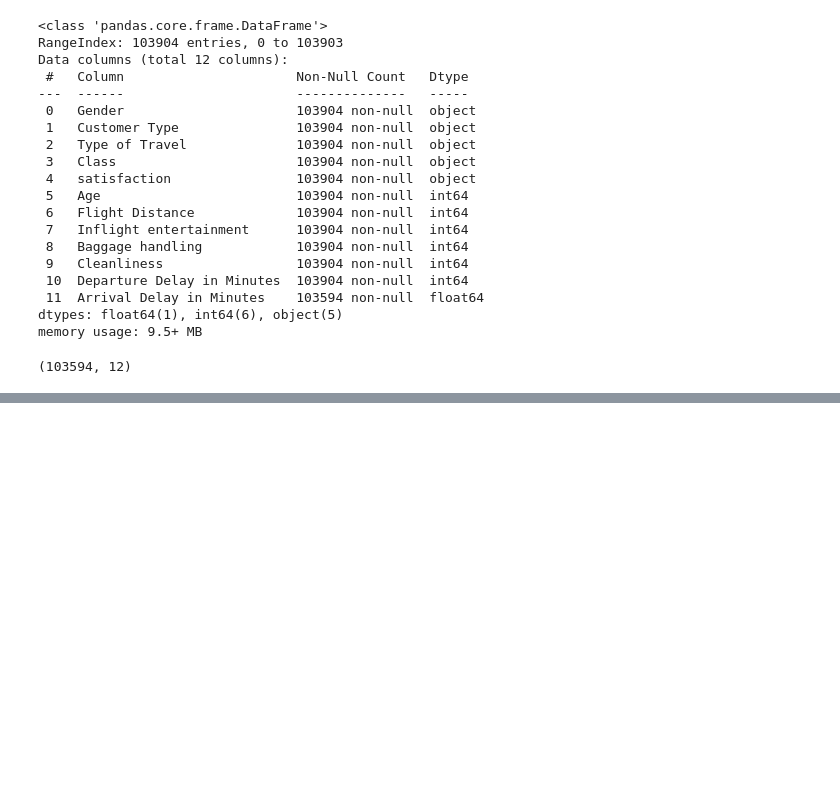
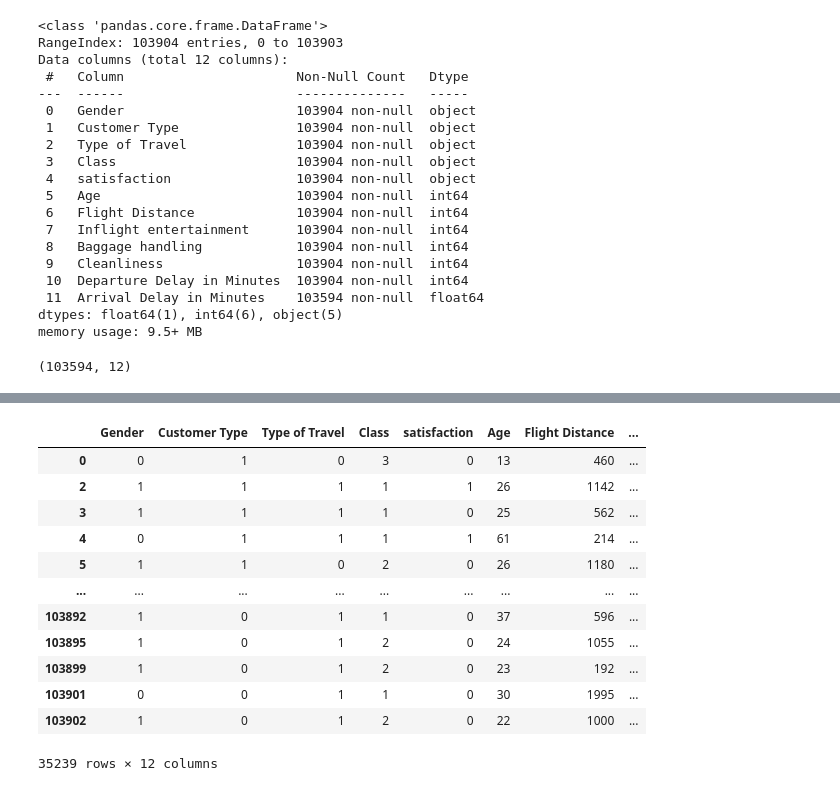
Before and after one commit to jaikrishann/SITP_16june_batch, a Jupyter notebook: DL/ANN/main.ipynb, the cells around one changed output, grey strips where cells are left out. Saved outputs shown, nothing was run; the diff lists cells and outputs as text; code cells hidden in the pictures; blank space fills up the shorter version.

```diff
--- a/DL/ANN/main.ipynb
+++ b/DL/ANN/main.ipynb
@@ -54,9 +54,15 @@ memory usage: 9.5+ MB
 ##to check null values
 df.isnull().sum()
 ##to remove null values
-df=df.dropna()
+df.dropna(inplace=True)
 # df.isnull().sum()
 # %%
 df.shape
 # %% [output]
 (103594, 12)
+# %%
+##to check duplicate values
+df.duplicated().sum()
+##to remove duplicate values
+df.drop_duplicates(inplace=True)
+df.duplicated().sum()
@@ -62,0 +111,8 @@ df.shape
+# %%
+##to convert alphabetical values to numerical values
+##one hot encoding -- 0 and 1 me
+df["Gender"] = df["Gender"].map({"Male":0,"Female":1})
+df["Customer Type"] = df["Customer Type"].map({"Loyal Customer":1,"disloyal Customer":0})
+df["Type of Travel"] = df["Type of Travel"].map({"Personal Travel":0,"Business travel":1})
+df["Class"] = df["Class"].map({"Business":1,"Eco":2,"Eco Plus":3})
+df["satisfaction"] = df["satisfaction"].map({"neutral or dissatisfied":0,"satisfied":1})
@@ -62,0 +138,23 @@ df.shape
+# %%
+##handle imbalance data
+loyal_customer = df[df["Customer Type"] == 1].loc[0:20000]
+disloyal_customer = df[df["Customer Type"] == 0]
+# %%
+#axis = 0 -- row
+#axis = 1 -- column
+balance_df = pd.concat([loyal_customer,disloyal_customer],axis=0)
+balance_df
+# %% [output]
+|  | Gender | Customer Type | Type of Travel | Class | satisfaction | Age | Flight Distance | ... |
+| 0 | 0 | 1 | 0 | 3 | 0 | 13 | 460 | ... |
+| 2 | 1 | 1 | 1 | 1 | 1 | 26 | 1142 | ... |
+| 3 | 1 | 1 | 1 | 1 | 0 | 25 | 562 | ... |
+| 4 | 0 | 1 | 1 | 1 | 1 | 61 | 214 | ... |
+| 5 | 1 | 1 | 0 | 2 | 0 | 26 | 1180 | ... |
+| ... | ... | ... | ... | ... | ... | ... | ... | ... |
+| 103892 | 1 | 0 | 1 | 1 | 0 | 37 | 596 | ... |
+| 103895 | 1 | 0 | 1 | 2 | 0 | 24 | 1055 | ... |
+| 103899 | 1 | 0 | 1 | 2 | 0 | 23 | 192 | ... |
+| 103901 | 0 | 0 | 1 | 1 | 0 | 30 | 1995 | ... |
+| 103902 | 1 | 0 | 1 | 2 | 0 | 22 | 1000 | ... |
+35239 rows × 12 columns
```
Also changed, not shown: parts of 12 cells of this notebook.
